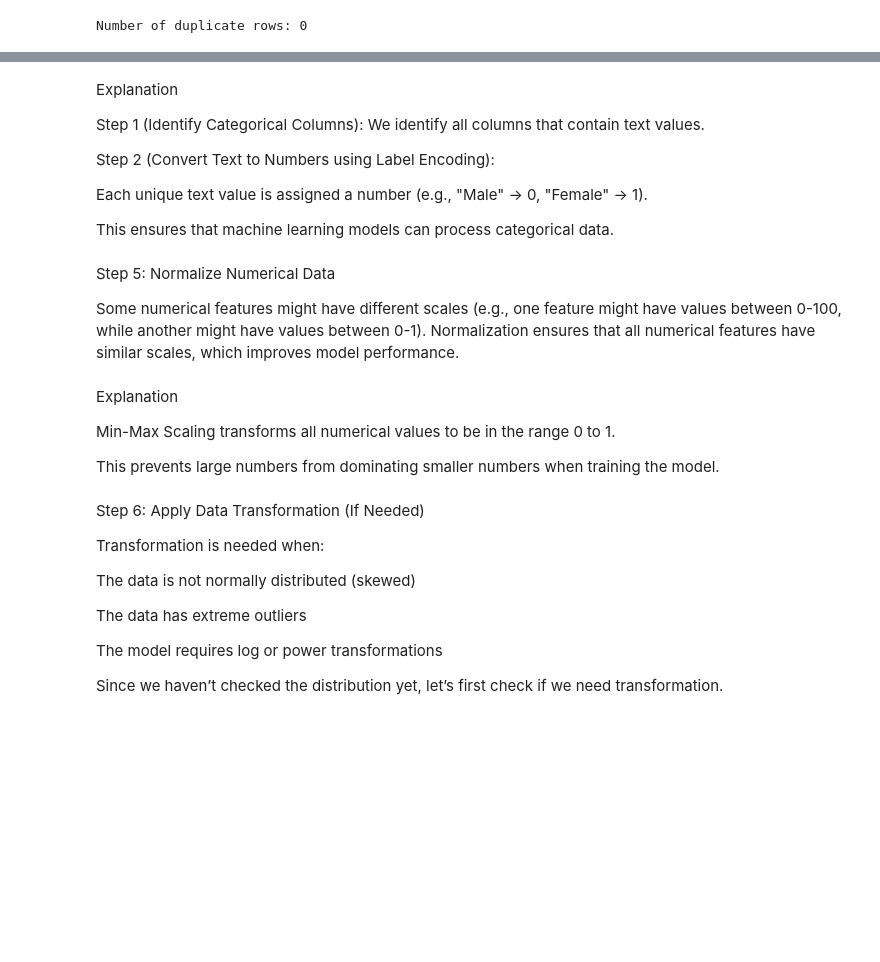
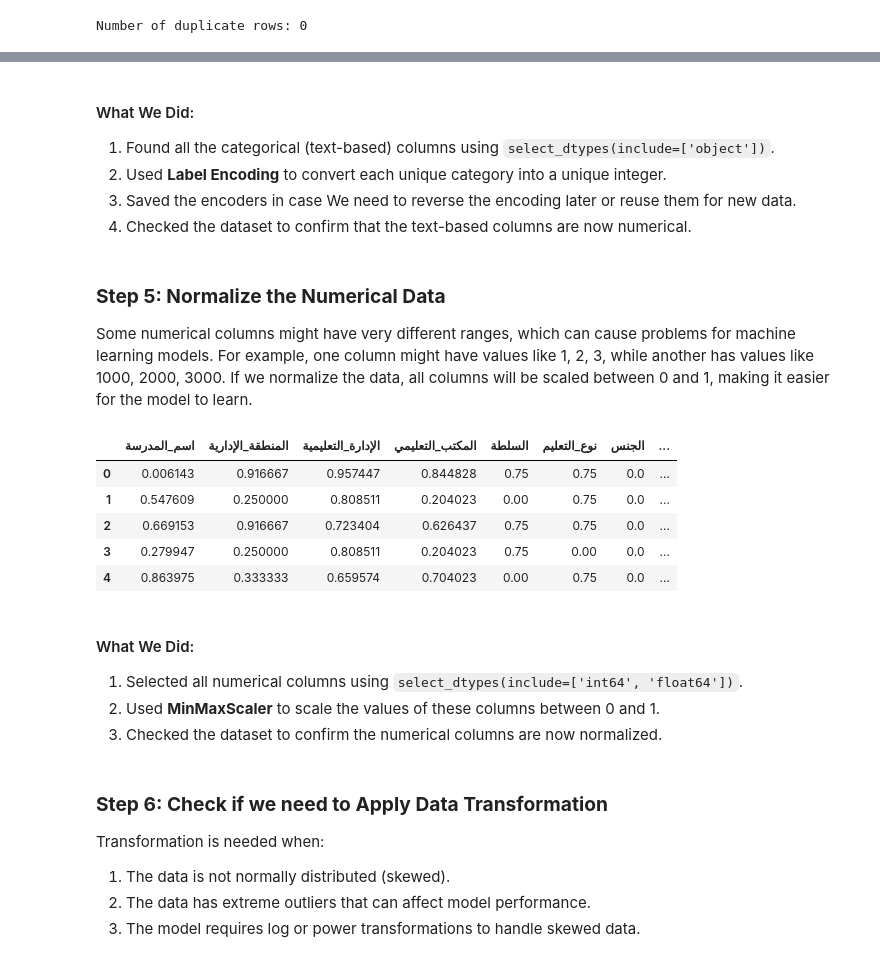
Before and after one commit to AnnoudM/SWE485-Project-Group17, a Jupyter notebook: Notebooks/Data_Preprocessing.ipynb, the cells around one changed output, grey strips where cells are left out. Cells and saved outputs as stored; diff of their text form; code cells hidden in the pictures; blank space fills up the shorter version.

```diff
--- a/Notebooks/Data_Preprocessing.ipynb
+++ b/Notebooks/Data_Preprocessing.ipynb
@@ -114,41 +125,40 @@ for col in categorical_columns:
 # %% [markdown]
-Explanation
-
-Step 1 (Identify Categorical Columns): We identify all columns that contain text values.
-
-Step 2 (Convert Text to Numbers using Label Encoding):
-
-Each unique text value is assigned a number (e.g., "Male" → 0, "Female" → 1).
-
-This ensures that machine learning models can process categorical data.
+#### What We Did:
+1. Found all the categorical (text-based) columns using `select_dtypes(include=['object'])`.
+2. Used **Label Encoding** to convert each unique category into a unique integer.
+3. Saved the encoders in case We need to reverse the encoding later or reuse them for new data.
+4. Checked the dataset to confirm that the text-based columns are now numerical.
 # %% [markdown]
-Step 5: Normalize Numerical Data
-
-Some numerical features might have different scales (e.g., one feature might have values between 0-100, while another might have values between 0-1). Normalization ensures that all numerical features have similar scales, which improves model performance.
+### **Step 5: Normalize the Numerical Data**
+Some numerical columns might have very different ranges, which can cause problems for machine learning models. For example, one column might have values like 1, 2, 3, while another has values like 1000, 2000, 3000. If we normalize the data, all columns will be scaled between 0 and 1, making it easier for the model to learn.
 # %%
 from sklearn.preprocessing import MinMaxScaler
 
-# Select numerical columns
-numerical_columns = df.select_dtypes(include=['int64', 'float64']).columns
+# First, We will select only the numerical columns (since categorical columns are now encoded)
+numerical_columns = df_cleaned.select_dtypes(include=['int64', 'float64']).columns
 
-# Apply Min-Max Scaling to normalize the data
-scaler = MinMaxScaler()
-df[numerical_columns] = scaler.fit_transform(df[numerical_columns])
+scaler = MinMaxScaler()  # This will scale the data between 0 and 1
+
+# Apply normalization to the numerical columns
+df_cleaned[numerical_columns] = scaler.fit_transform(df_cleaned[numerical_columns])
+
+# Check the first few rows to confirm the changes
+df_cleaned.head()
+# %% [output]
+|  | اسم_المدرسة | المنطقة_الإدارية | الإدارة_التعليمية | المكتب_التعليمي | السلطة | نوع_التعليم | الجنس | ... |
+| 0 | 0.006143 | 0.916667 | 0.957447 | 0.844828 | 0.75 | 0.75 | 0.0 | ... |
+| 1 | 0.547609 | 0.250000 | 0.808511 | 0.204023 | 0.00 | 0.75 | 0.0 | ... |
+| 2 | 0.669153 | 0.916667 | 0.723404 | 0.626437 | 0.75 | 0.75 | 0.0 | ... |
+| 3 | 0.279947 | 0.250000 | 0.808511 | 0.204023 | 0.75 | 0.00 | 0.0 | ... |
+| 4 | 0.863975 | 0.333333 | 0.659574 | 0.704023 | 0.00 | 0.75 | 0.0 | ... |
 # %% [markdown]
- Explanation
-
-Min-Max Scaling transforms all numerical values to be in the range 0 to 1.
-
-This prevents large numbers from dominating smaller numbers when training the model.
+#### What We Did:
+1. Selected all numerical columns using `select_dtypes(include=['int64', 'float64'])`.
+2. Used **MinMaxScaler** to scale the values of these columns between 0 and 1.
+3. Checked the dataset to confirm the numerical columns are now normalized.
 # %% [markdown]
-Step 6: Apply Data Transformation (If Needed)
-
+### **Step 6: Check if we need to Apply Data Transformation**
 Transformation is needed when:
-
-The data is not normally distributed (skewed)
-
-The data has extreme outliers
-
-The model requires log or power transformations
-
-Since we haven’t checked the distribution yet, let’s first check if we need transformation.
+1. The data is not normally distributed (skewed).
+2. The data has extreme outliers that can affect model performance.
+3. The model requires log or power transformations to handle skewed data.
```
Also changed, not shown: parts of 19 cells of this notebook, 1 other file.
